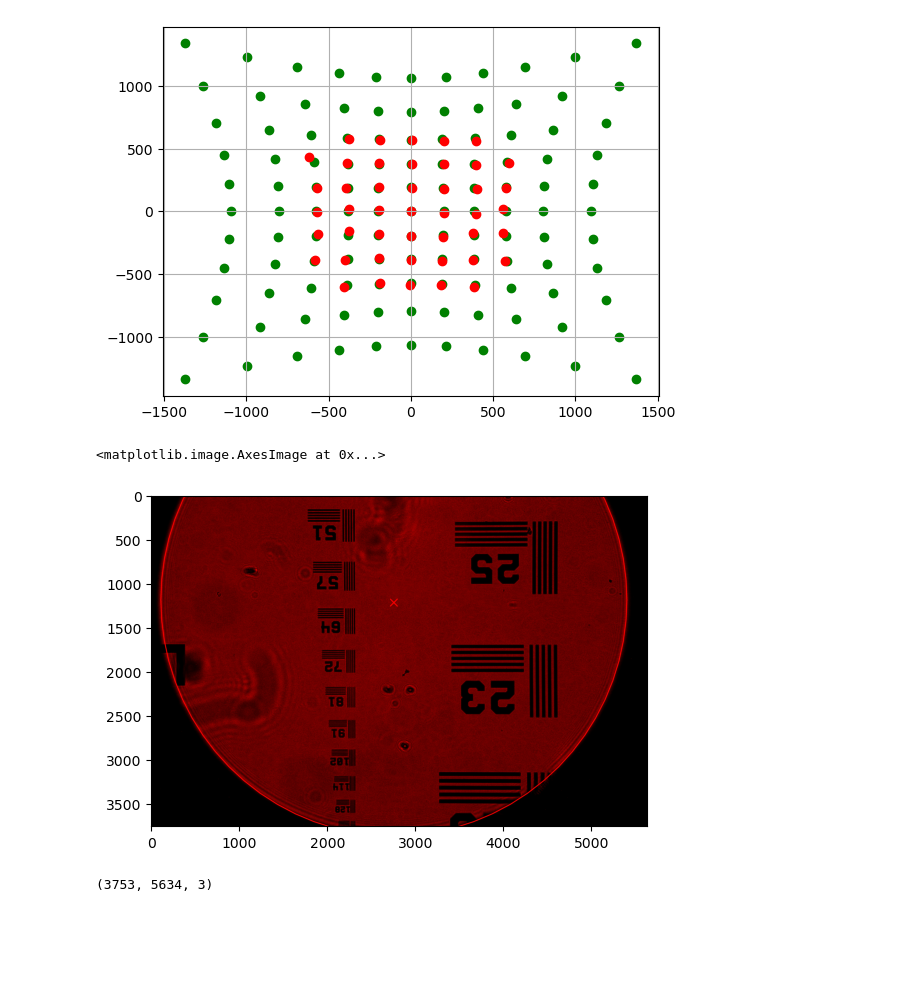
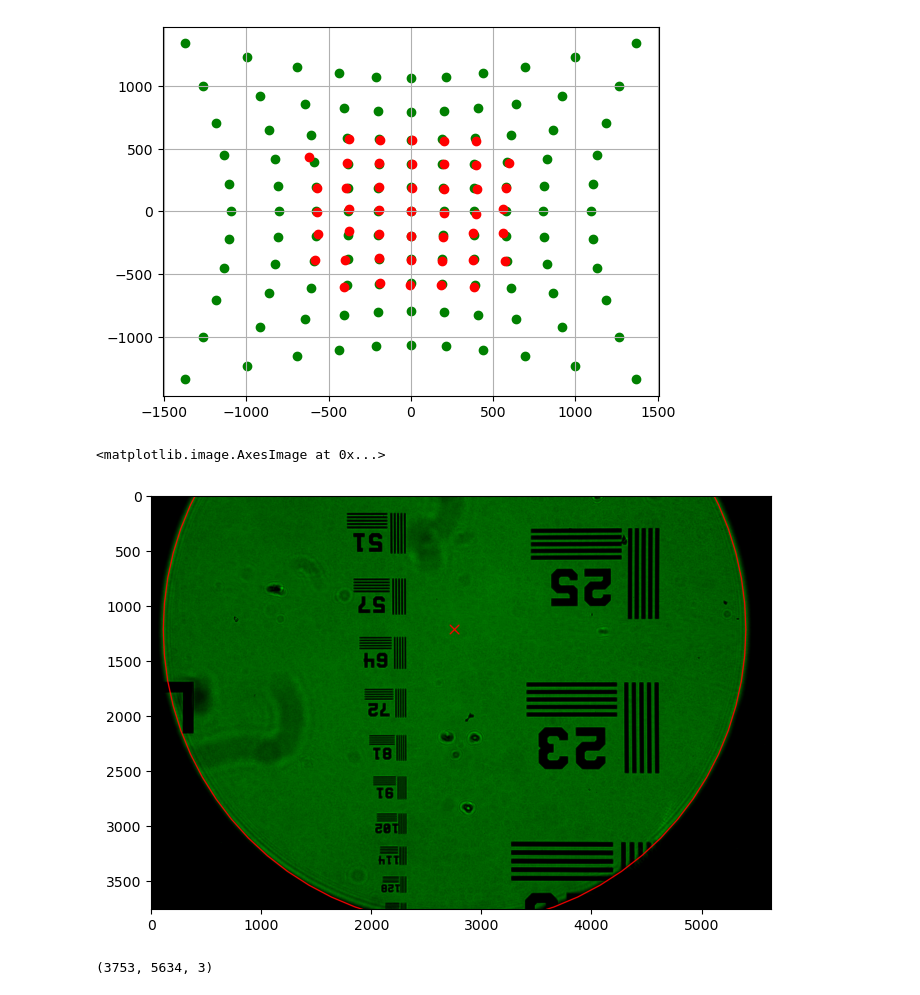
Before and after one commit to Muhammad-Kazim/Vignetting-Circle, a Jupyter notebook: big_figure.ipynb, the cells around one changed output. Drawn from its saved outputs; the diff is of its cells as text; code cells hidden in the pictures; blank space fills up the shorter version.

```diff
--- a/big_figure.ipynb
+++ b/big_figure.ipynb
@@ -582,30 +582,33 @@ plt.grid()
 [figure]
 # %%
 # 15, 15
+center_cords = np.loadtxt(f'{save_arr_dir}center.txt').reshape([7, 7, 2])
+axis_lens = np.loadtxt(f'{save_arr_dir}axis_lens.txt').reshape([7, 7, 2])
 
 dir_path = "Z:/CSE\CSE-Research/Microscopy3D/CV_CSE_Collaboration/Results/CV_CSE/fpm_capture/output/2023_03_15/2023_03_15_16_02_07/"
-file_path = f"2023_03_15_16_02_07_img_shutter_05_x_15_y_15_r_1_g_0_b_0.tiff"
+file_path = f"2023_03_15_16_02_07_img_shutter_05_x_15_y_15_r_0_g_1_b_0.tiff"
 
 img = cv2.imread(dir_path + file_path, cv2.IMREAD_UNCHANGED)
 b_img, g_img, r_img = cv2.split(img)
 
 g_img_8 = cv2.convertScaleAbs(g_img, alpha=(255/65535))
 b_img_8 = cv2.convertScaleAbs(b_img, alpha=(255/65535))
 r_img_8 = cv2.convertScaleAbs(r_img, alpha=(255/65535))
 
 temp = np.zeros_like(img, dtype=np.uint8)
-temp[:, :, 0] = r_img_8
+temp[:, :, 1] = g_img_8
 
 center_x, center_y = center_cords[15 - 12, 15 - 12]
 major_axis_length, minor_axis_length = axis_lens[15 - 12, 15 - 12]
 
+plt.figure(figsize=(8,8))
 draw_cross(temp, (int(center_x), int(center_y)), (255, 0, 0), length=40, thickness=10)
-cv2.ellipse(temp, (int(center_x), int(center_y-30)), (int(major_axis_length), int(minor_axis_length)), 0, 0, 360, (255, 0, 0), 10)
+cv2.ellipse(temp, (int(center_x), int(center_y)), (int(major_axis_length), int(minor_axis_length)), 0, 0, 360, (255, 0, 0), 10)
 
 plt.imshow(temp)
 # %% [output]
 <matplotlib.image.AxesImage at 0x...>
-[figure, old version]
+[figure, new version]
 # %%
 img.shape
 # %% [output]
```
Also changed, not shown: parts of 3 cells of this notebook, 3 other files.
